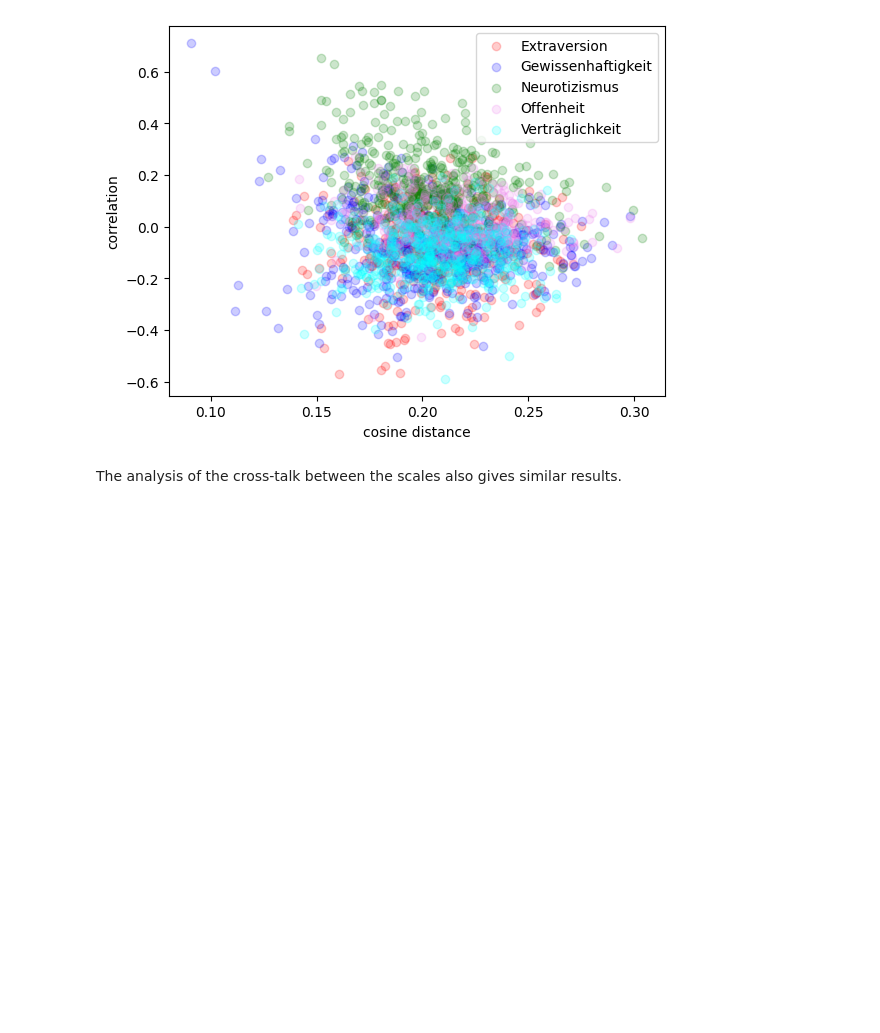
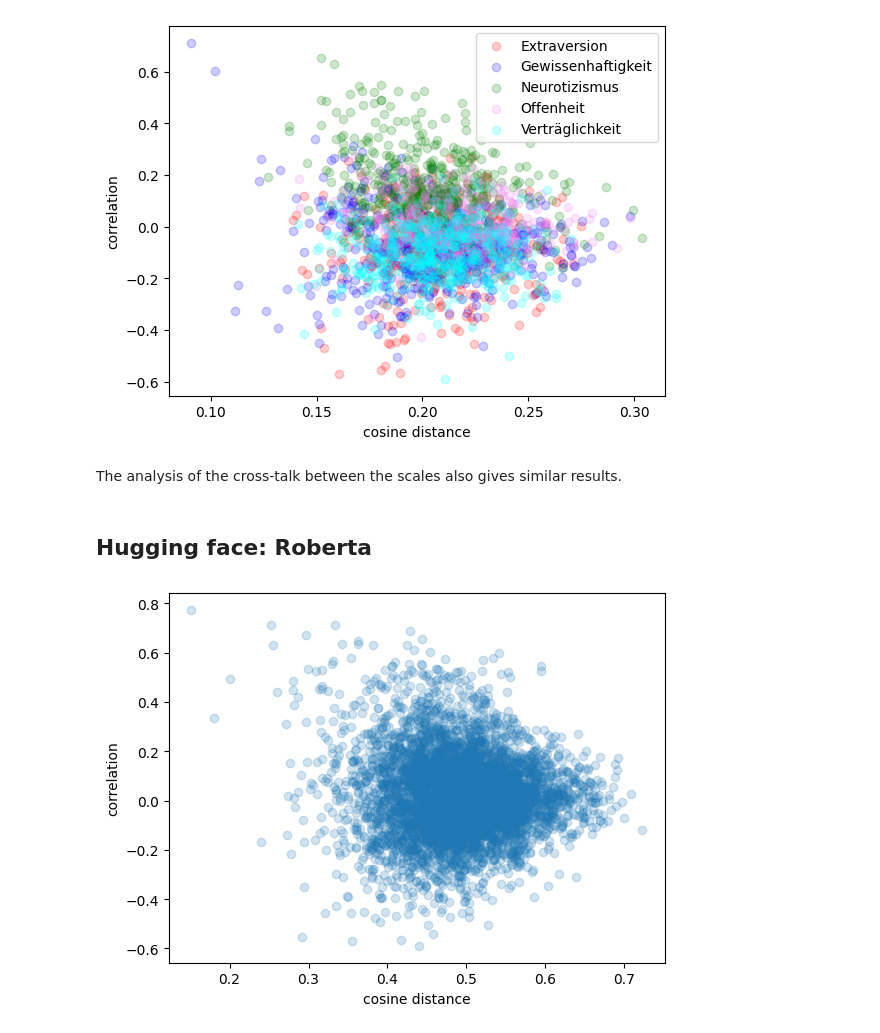
Before and after one commit to roberto-viviani/PsychoOntology, a Jupyter notebook: Ontology.ipynb, the cells around one changed output. Drawn from its saved outputs; the diff is of its cells as text; code cells hidden in the pictures; blank space fills up the shorter version.

Commit message:
ontology, roberta model added

```diff
--- a/Ontology.ipynb
+++ b/Ontology.ipynb
@@ -141,3 +141,29 @@ plt.show()
 [figure]
 # %% [markdown]
 The analysis of the cross-talk between the scales also gives similar results.
+# %% [markdown]
+## Hugging face: Roberta
+# %%
+# Here the scaled with the embeddings are loaded. Change the file to load
+# embeddings from a different language model.
+scales = pd.read_csv('scales_roberta_de.csv')
+
+# select the rows of scales where the scaleID field is "NEO" or "PID"
+scales = scales[scales['scaleID'].isin(['NEO', 'PID'])]
+
+# form matrix of embeddings
+mx = scales.embedding.apply(eval).to_list()
+mx = np.asarray(mx)
+
+# Create a distance matrix from the data matrix mx
+dist_values = distance.pdist(mx, metric='cosine')
+dist_mx = distance.squareform(dist_values)
+
+# Print a scatter plot of of dist_values and corr_values
+import matplotlib.pyplot as plt
+plt.scatter(dist_values, corr_values, alpha = 0.2)
+plt.xlabel('cosine distance')
+plt.ylabel('correlation')
+plt.show()
+# %% [output]
+[figure, added]
```
Also changed, not shown: parts of 2 cells of this notebook.
